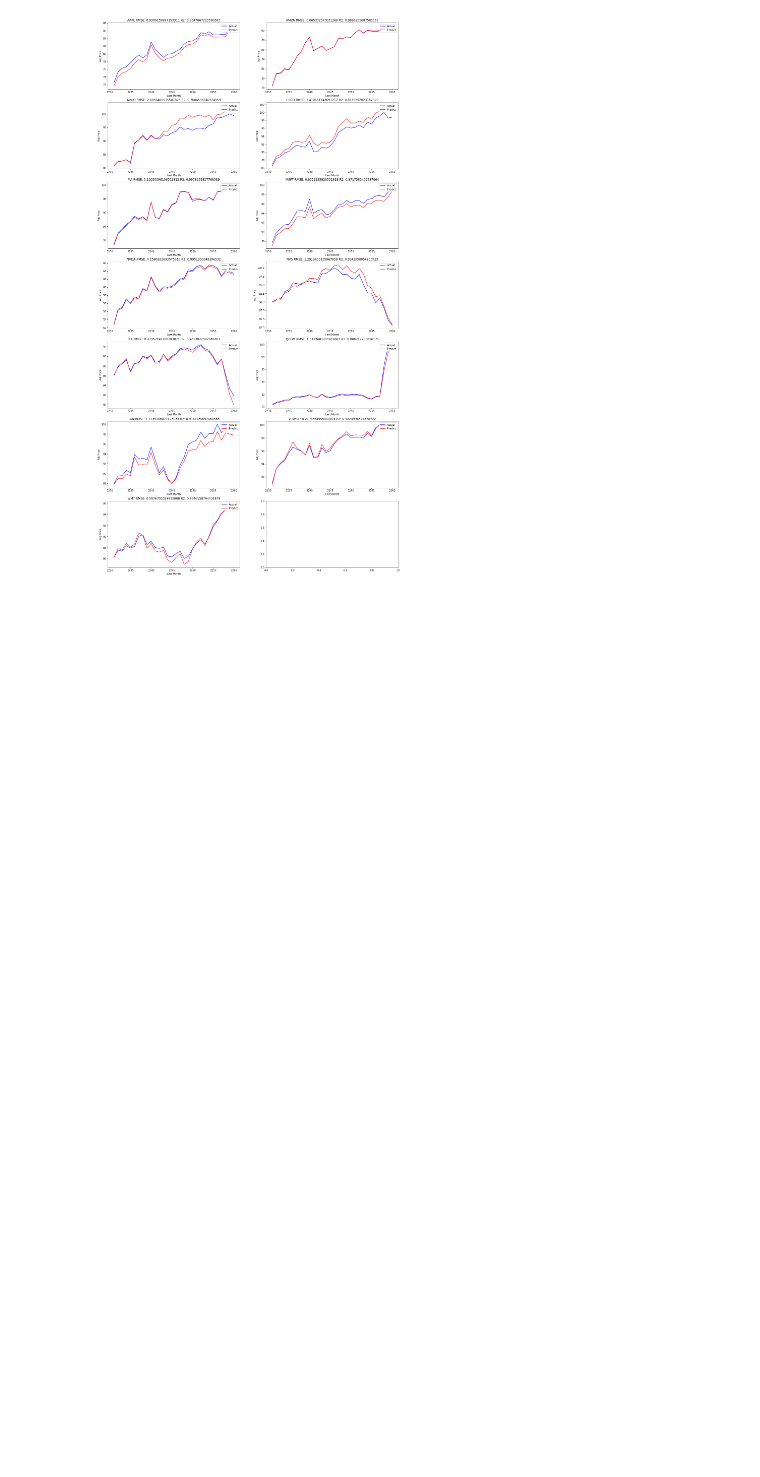
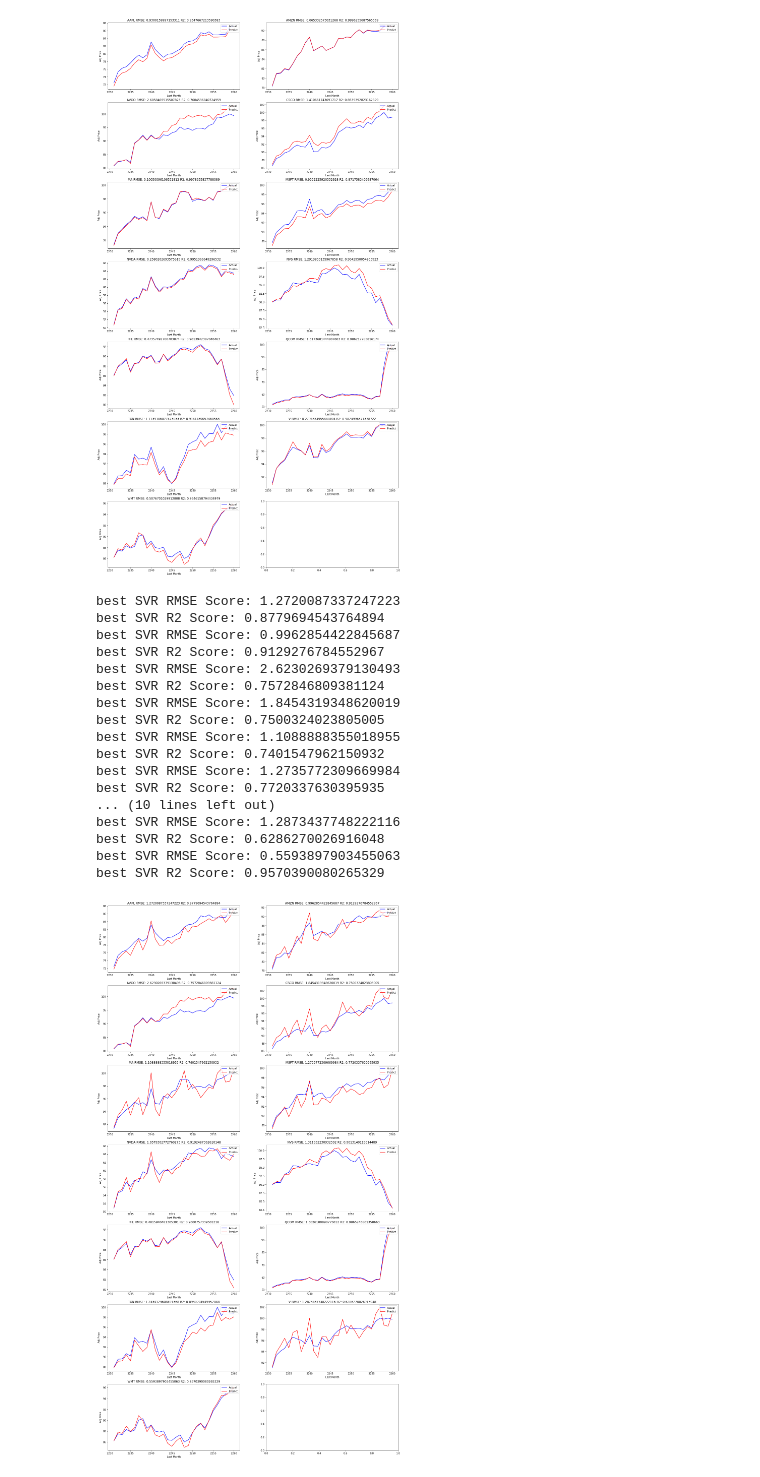
Before and after one commit to farukbulbul/stock_price_indicator, a Jupyter notebook: Stock_Price_Indicator.ipynb, the cells around one changed output. Cells and saved outputs as stored; diff of their text form; code cells hidden in the pictures; blank space fills up the shorter version.

```diff
--- a/Stock_Price_Indicator.ipynb
+++ b/Stock_Price_Indicator.ipynb
@@ -555,3 +558,41 @@ def plot_prediction_vs_real(actual_array, predict_array):
 plot_prediction_vs_real(new_y_adj_close_list, y_predict_list)
 # %% [output]
 [figure]
+# %%
+#apply gaussian noise to data to check for robustness of the solution
+new_normalized_stock_list, new_y_adj_close_list, \
+old_normalized_stock_list, old_y_adj_close_list = prepare_new_data()
+
+noise1 = np.random.normal(0,0.005,len(new_normalized_stock_list[0]))
+
+
+for index, new_stock in enumerate(new_normalized_stock_list):
+    new_stock['High'] = new_stock['High'] + noise1
+    new_stock['Open'] = new_stock['Open'] - noise1
+    new_stock['Close'] = new_stock['Close'] + (2*noise1)
+    new_normalized_stock_list[index] = new_stock
+
+y_predict_list, rmse_list, r2_list = drive_test_4(old_normalized_stock_list, new_normalized_stock_list,old_y_adj_close_list, new_y_adj_close_list)
+
+display(rmse_list)
+display(r2_list)
+plot_prediction_vs_real(new_y_adj_close_list, y_predict_list)
+# %% [output]
+best SVR RMSE Score: 1.2720087337247223
+best SVR R2 Score: 0.8779694543764894
+best SVR RMSE Score: 0.9962854422845687
+best SVR R2 Score: 0.9129276784552967
+best SVR RMSE Score: 2.6230269379130493
+best SVR R2 Score: 0.7572846809381124
+best SVR RMSE Score: 1.8454319348620019
+best SVR R2 Score: 0.7500324023805005
+best SVR RMSE Score: 1.1088888355018955
+best SVR R2 Score: 0.7401547962150932
+best SVR RMSE Score: 1.2735772309669984
+best SVR R2 Score: 0.7720337630395935
+... (10 lines left out)
+best SVR RMSE Score: 1.2873437748222116
+best SVR R2 Score: 0.6286270026916048
+best SVR RMSE Score: 0.5593897903455063
+best SVR R2 Score: 0.9570390080265329
+[figure, added]
```
Also changed, not shown: parts of 2 cells of this notebook, 14 other files.
